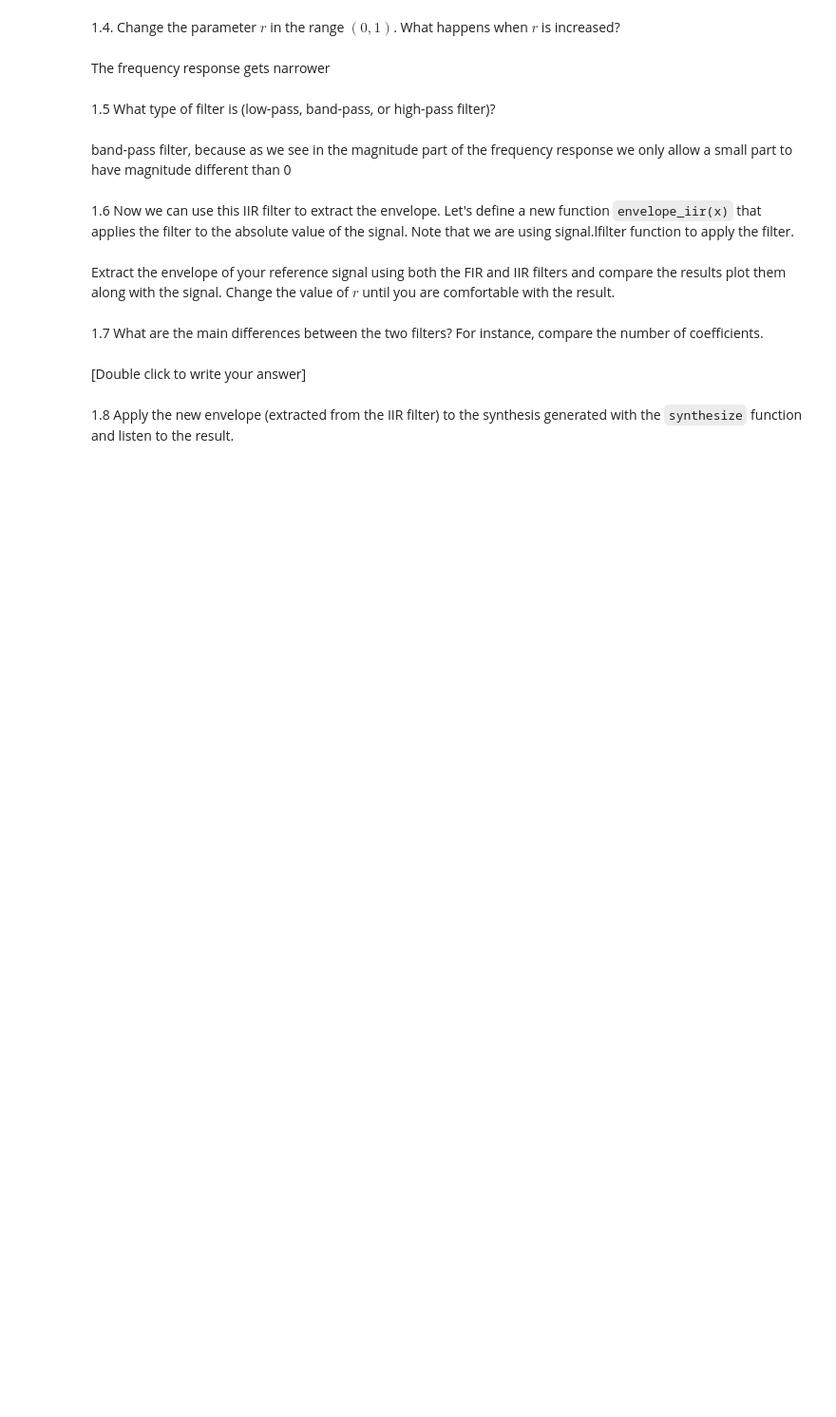
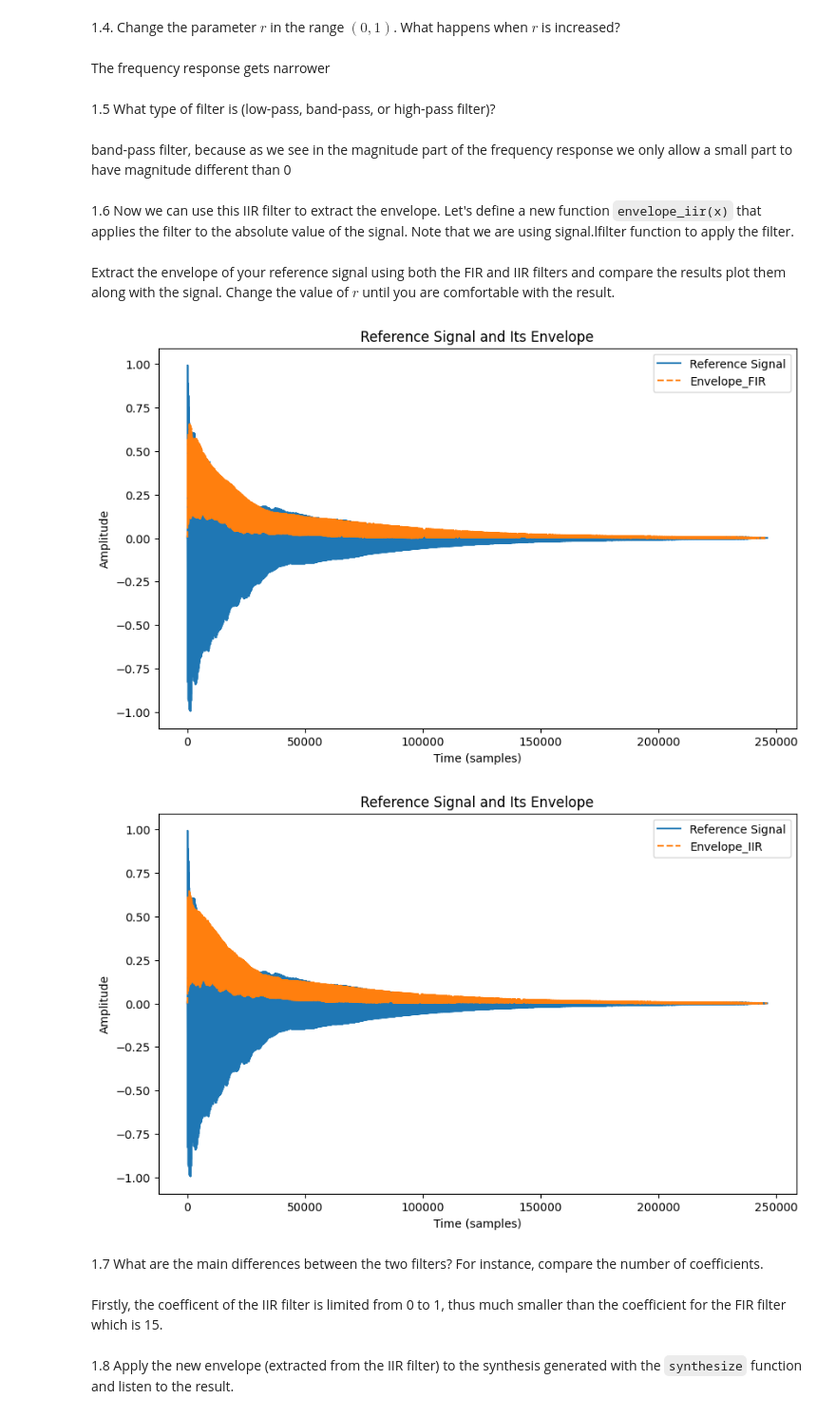
Before and after one commit to IvanLuque0/sis1_group7, a Jupyter notebook: labs/Lab6.ipynb, the cells around one changed output. Shown: that part at 95% size. Cells and saved outputs as stored; diff of their text form; code cells hidden in the pictures; blank space fills up the shorter version.

```diff
--- a/labs/Lab6.ipynb
+++ b/labs/Lab6.ipynb
@@ -120,6 +118,32 @@ Extract the envelope of your reference signal using both the FIR and IIR filters
+# %%
+# Write your code here
+filepath = "./-sis1_group4/44733__casualdave__601e.wav"
+ref, fs = load_audio(filepath)
+envelope_signal_FIR = envelope(ref,15) #N = 15 from lab4
+plt.figure(figsize=(10, 6))
+plt.plot(ref, label='Reference Signal')
+plt.plot(envelope_signal_FIR, label='Envelope_FIR', linestyle='--')
+plt.xlabel('Time (samples)')
+plt.ylabel('Amplitude')
+plt.title('Reference Signal and Its Envelope')
+plt.legend()
+plt.show()
+
+envelope_signal_IIR = envelope_iir(ref,0.86)
+plt.figure(figsize=(10, 6))
+plt.plot(ref, label='Reference Signal')
+plt.plot(envelope_signal_IIR, label='Envelope_IIR', linestyle='--')
+plt.xlabel('Time (samples)')
+plt.ylabel('Amplitude')
+plt.title('Reference Signal and Its Envelope')
+plt.legend()
+plt.show()
+# %% [output]
+[figure, added]
+[figure, added]
 # %% [markdown]
 1.7 What are the main differences between the two filters? For instance, compare the number of coefficients.
-# %% [markdown]
-[Double click to write your answer]
+# %% [markdown]
+Firstly, the coefficent of the IIR filter is limited from 0 to 1, thus much smaller than the coefficient for the FIR filter which is 15.
 # %% [markdown]
 1.8 Apply the new envelope (extracted from the IIR filter) to the synthesis generated with the `synthesize` function and listen to the result.
```
Also changed, not shown: parts of 6 cells of this notebook.
